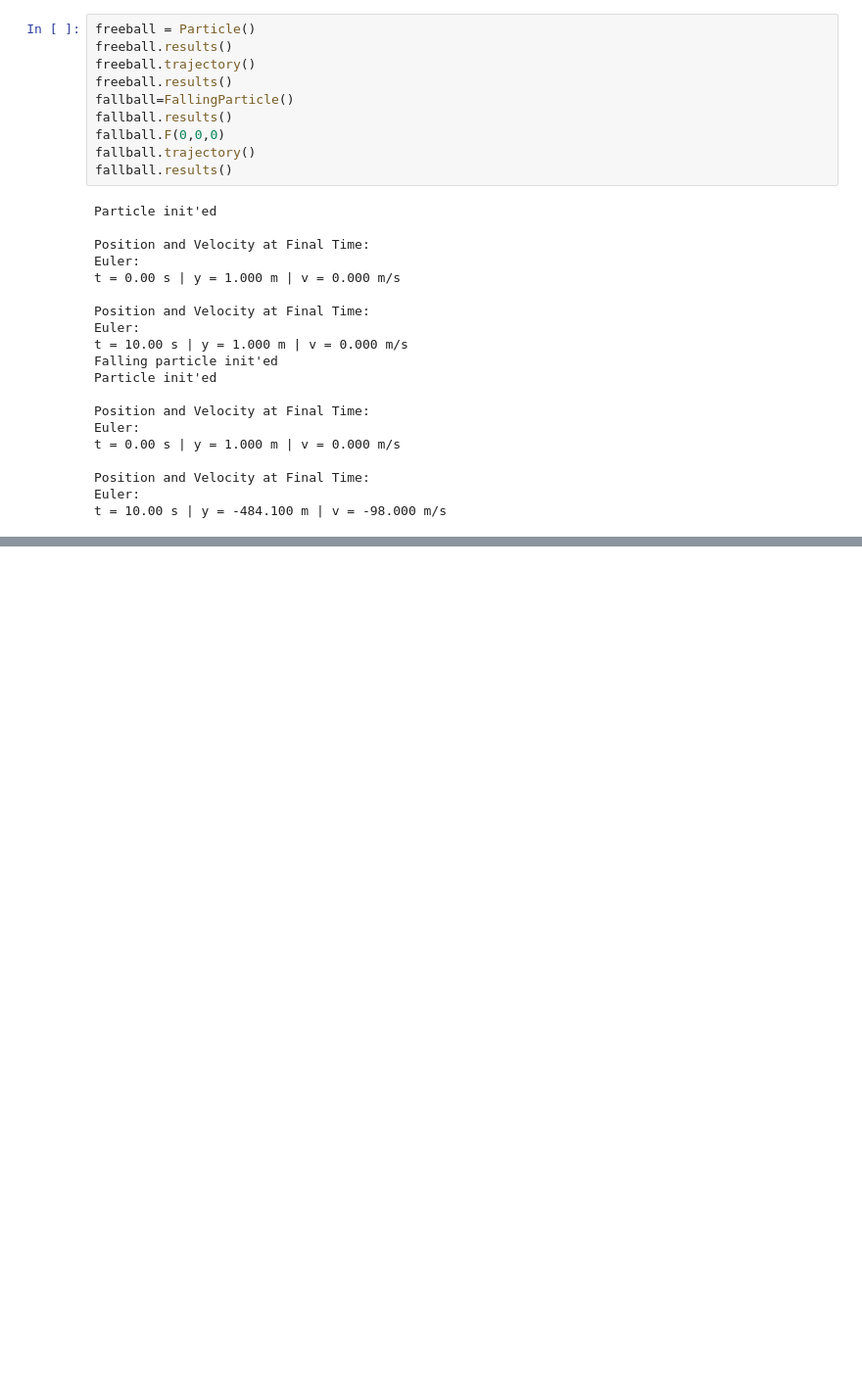
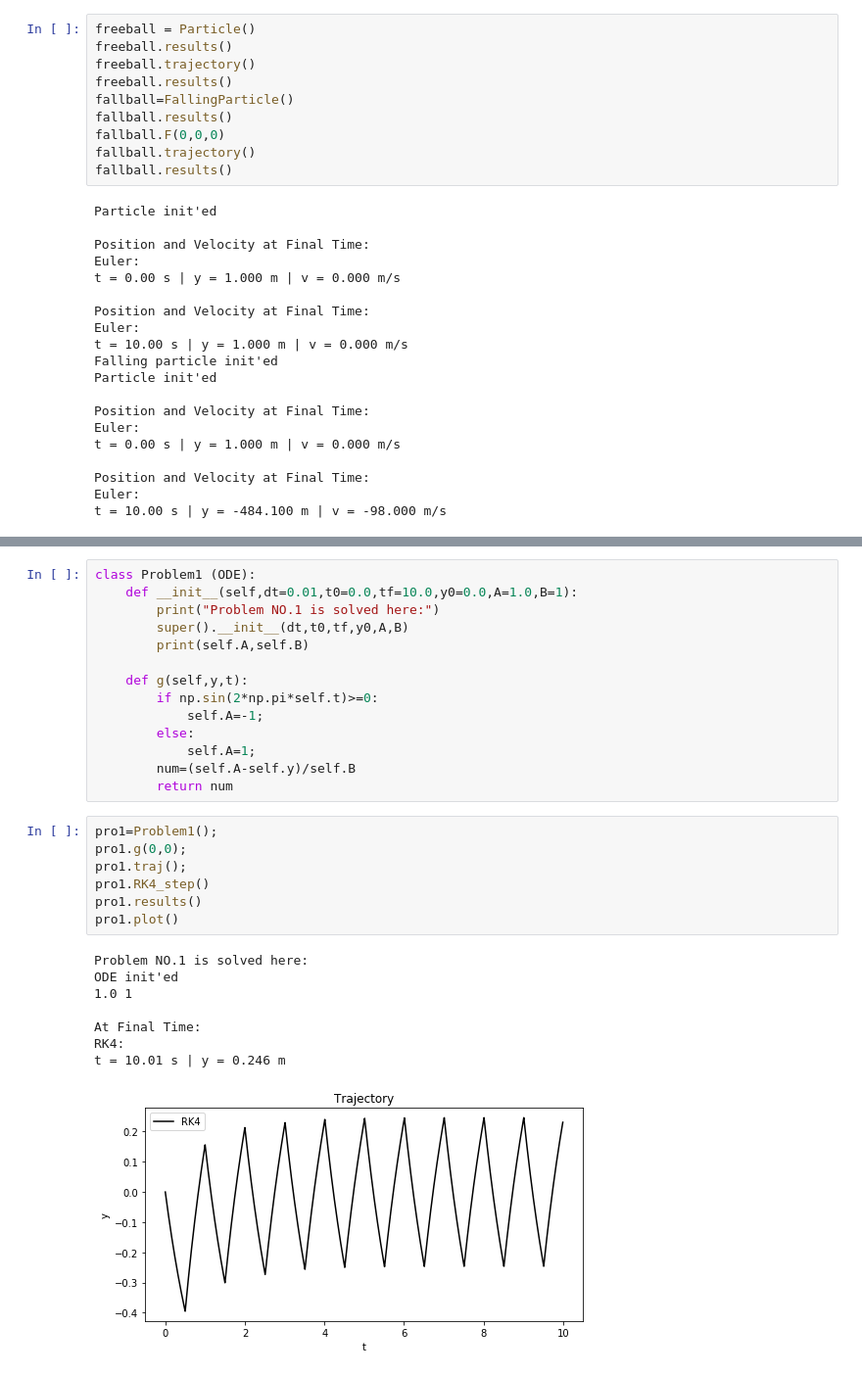
Before and after one commit to Boyuan-Xu/Lectures, a Jupyter notebook: Lecture3.ipynb, the cells around one changed output, grey strips where cells are left out. Shown at 98% size. Saved outputs shown, nothing was run; the diff lists cells and outputs as text; blank space fills up the shorter version.

```diff
--- a/Lecture3.ipynb
+++ b/Lecture3.ipynb
@@ -272,0 +261,30 @@ t = 30.00 s | y = 30.000 m
+# %%
+class Problem1 (ODE):
+    def __init__(self,dt=0.01,t0=0.0,tf=10.0,y0=0.0,A=1.0,B=1):
+        print("Problem NO.1 is solved here:")
+        super().__init__(dt,t0,tf,y0,A,B)
+        print(self.A,self.B)
+
+    def g(self,y,t):
+        if np.sin(2*np.pi*self.t)>=0:
+            self.A=-1;
+        else:
+            self.A=1;
+        num=(self.A-self.y)/self.B
+        return num
+# %%
+pro1=Problem1();
+pro1.g(0,0);
+pro1.traj();
+pro1.RK4_step()
+pro1.results()
+pro1.plot()
+# %% [output]
+Problem NO.1 is solved here:
+ODE init'ed
+1.0 1
+
+At Final Time:
+RK4:
+t = 10.01 s | y = 0.246 m
+[figure, added]
```
Also changed, not shown: parts of 2 cells of this notebook.
